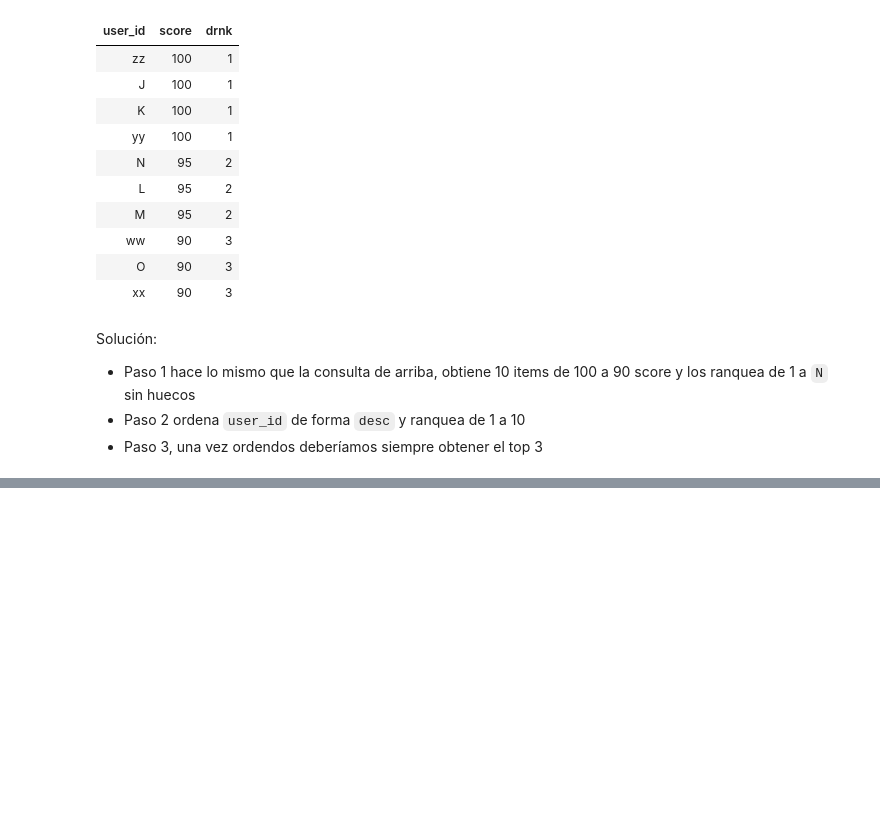
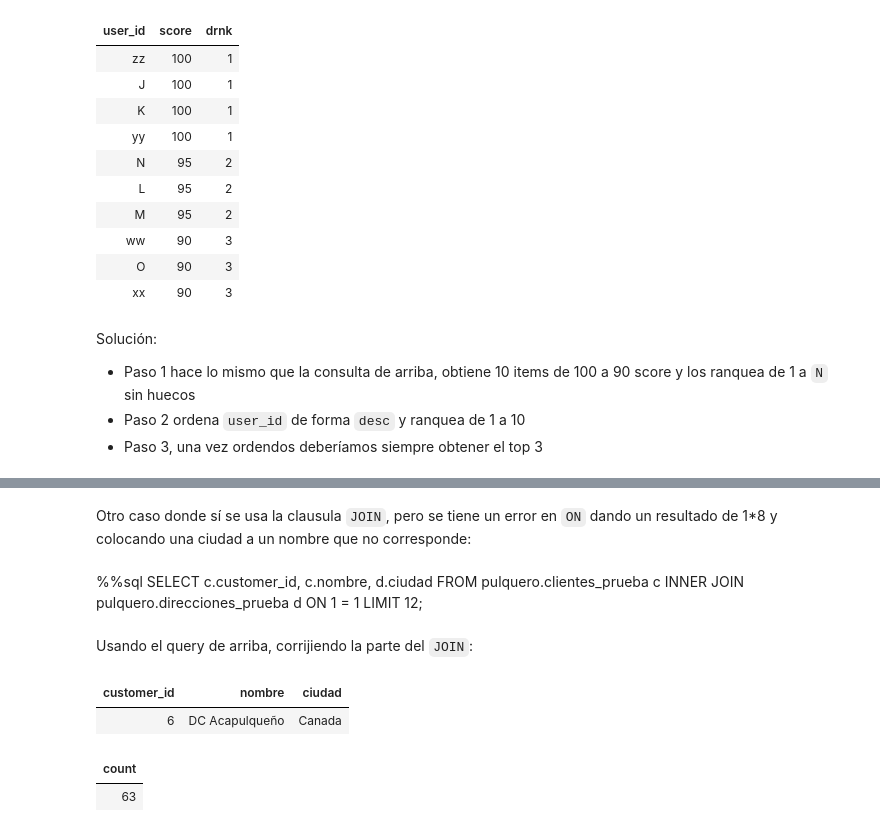
Before and after one commit to taquero-programador/DAB, a Jupyter notebook: dctg/Data.ipynb, the cells around one changed output, grey strips where cells are left out. Cells and saved outputs as stored; diff of their text form; code cells hidden in the pictures; blank space fills up the shorter version.

```diff
--- a/dctg/Data.ipynb
+++ b/dctg/Data.ipynb
@@ -201,0 +246,47 @@ Running query in 'postgresql://targz:***@localhost:5432/danalysis'
+# %% [markdown]
+Otro caso donde sí se usa la clausula `JOIN`, pero se tiene un error en `ON` dando un resultado de 1*8 y colocando una ciudad a un nombre que no corresponde:
+# %% [markdown]
+%%sql
+SELECT
+	c.customer_id,
+	c.nombre,
+	d.ciudad
+FROM
+	pulquero.clientes_prueba c
+INNER JOIN pulquero.direcciones_prueba d ON 1 = 1
+LIMIT 12;
+# %% [markdown]
+Usando el query de arriba, corrijiendo la parte del `JOIN`:
+# %%
+%%sql
+SELECT
+	c.customer_id,
+	c.nombre,
+	d.ciudad
+FROM
+	pulquero.clientes_prueba c
+INNER JOIN pulquero.direcciones_prueba d ON
+	c.customer_id = d.customer_id
+WHERE
+	c.customer_id = 6;
+# %% [output]
+| customer_id | nombre | ciudad |
+| 6 | DC Acapulqueño | Canada |
+# %%
+%%sql
+-- identificar reales
+SELECT * FROM pulquero.clientes_prueba; -- test
+SELECT COUNT(*) FROM pulquero.clientes_prueba;    -- retorna: 6
+SELECT * FROM pulquero.direcciones_prueba; --test
+SELECT COUNT(*) FROM pulquero.direcciones_prueba; -- retorna: 8
+
+-- 2. Cuenta las filas del resultado final con problemas
+SELECT
+	COUNT(*)
+FROM
+	pulquero.clientes_prueba c,
+	pulquero.direcciones_prueba d;
+-- Devuelve: 8*6
+# %% [output]
+| count |
+| 63 |
```
Also changed, not shown: parts of 19 cells of this notebook, 1 other file.
